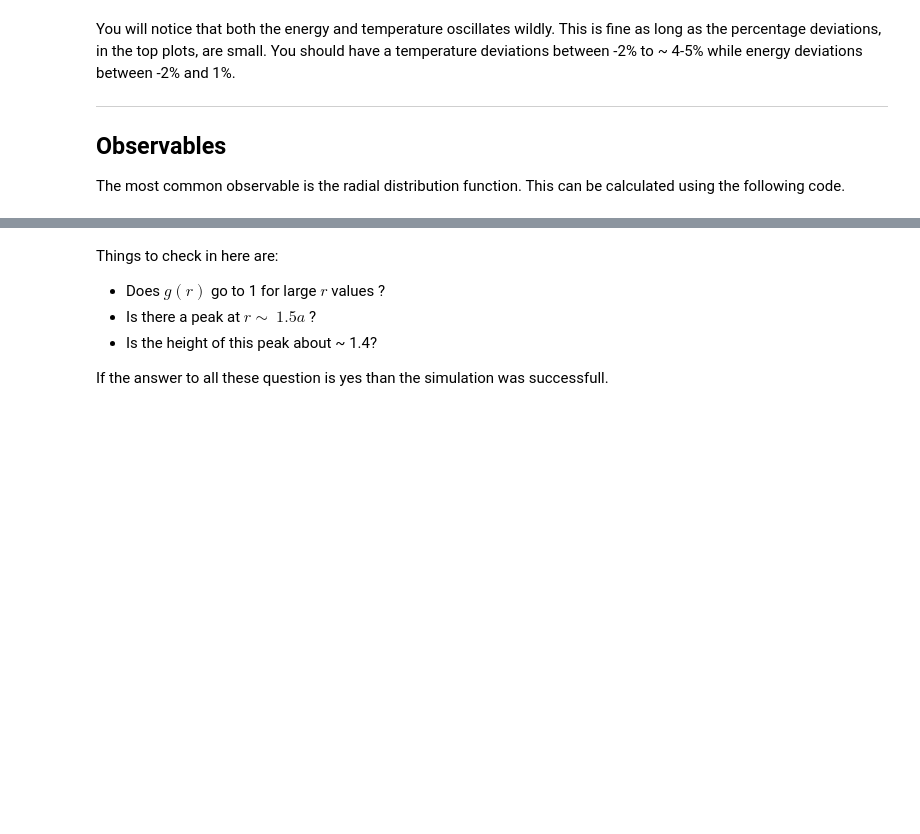
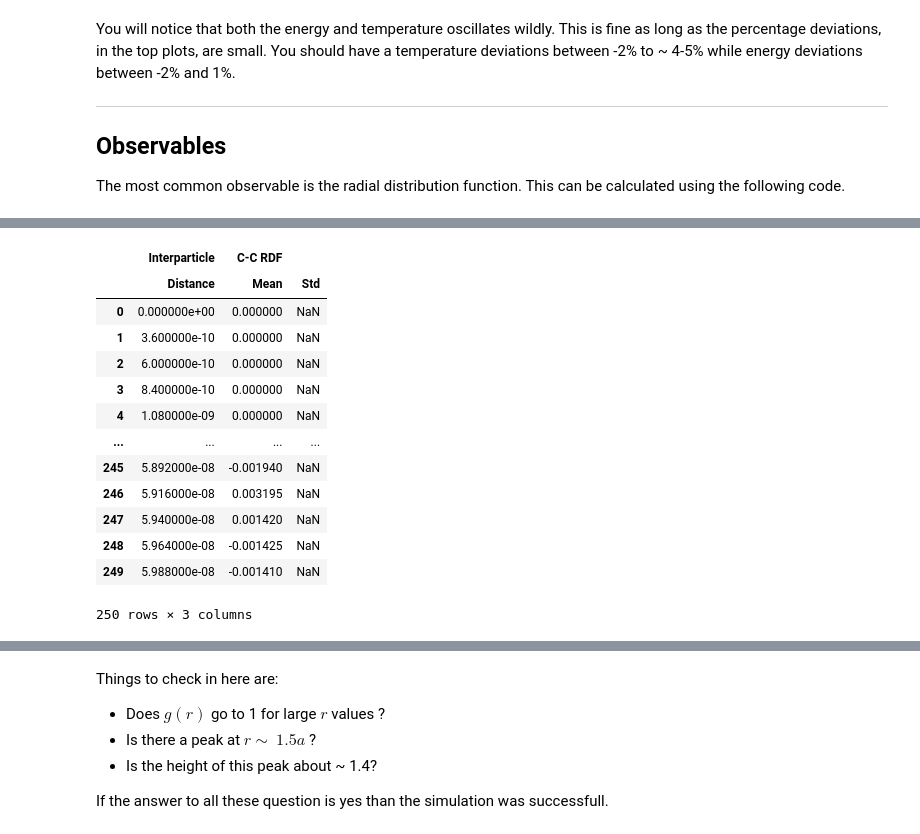
Before and after one commit to murillo-group/sarkas, a Jupyter notebook: docs/documentation/Tutorial_NB/Quickstart.ipynb, the cells around one changed output, grey strips where cells are left out. Drawn from its saved outputs; the diff is of its cells as text; code cells hidden in the pictures; blank space fills up the shorter version.

```diff
--- a/docs/documentation/Tutorial_NB/Quickstart.ipynb
+++ b/docs/documentation/Tutorial_NB/Quickstart.ipynb
@@ -165,3 +161,20 @@ Radial Distribution Function Calculation Time: 0 sec 41 msec 513 usec 995 nsec
+# %%
+rdf.dataframe
+# %% [output]
+|  | Interparticle | C-C RDF |  |
+|  | Distance | Mean | Std |
+| 0 | 0.000000e+00 | 0.000000 | NaN |
+| 1 | 3.600000e-10 | 0.000000 | NaN |
+| 2 | 6.000000e-10 | 0.000000 | NaN |
+| 3 | 8.400000e-10 | 0.000000 | NaN |
+| 4 | 1.080000e-09 | 0.000000 | NaN |
+| ... | ... | ... | ... |
+| 245 | 5.892000e-08 | -0.001940 | NaN |
+| 246 | 5.916000e-08 | 0.003195 | NaN |
+| 247 | 5.940000e-08 | 0.001420 | NaN |
+| 248 | 5.964000e-08 | -0.001425 | NaN |
+| 249 | 5.988000e-08 | -0.001410 | NaN |
+250 rows × 3 columns
 # %%
 # Initialize the Pair Distribution Function class
 ax = rdf.plot(
```
Also changed, not shown: parts of 6 cells of this notebook, 3 other files.
